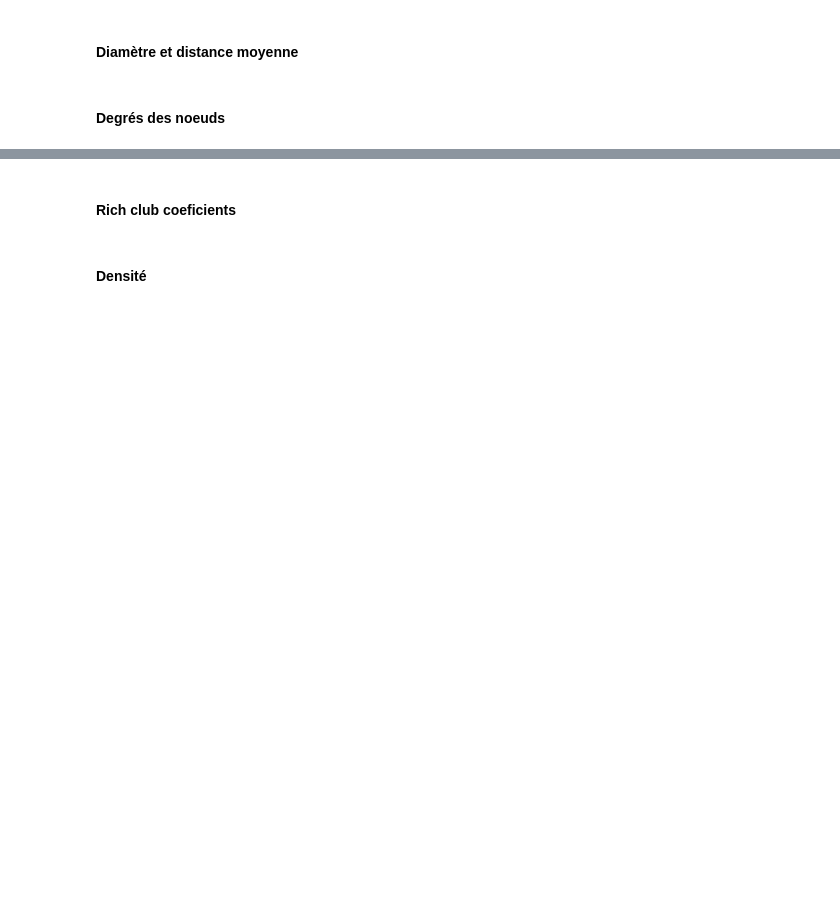
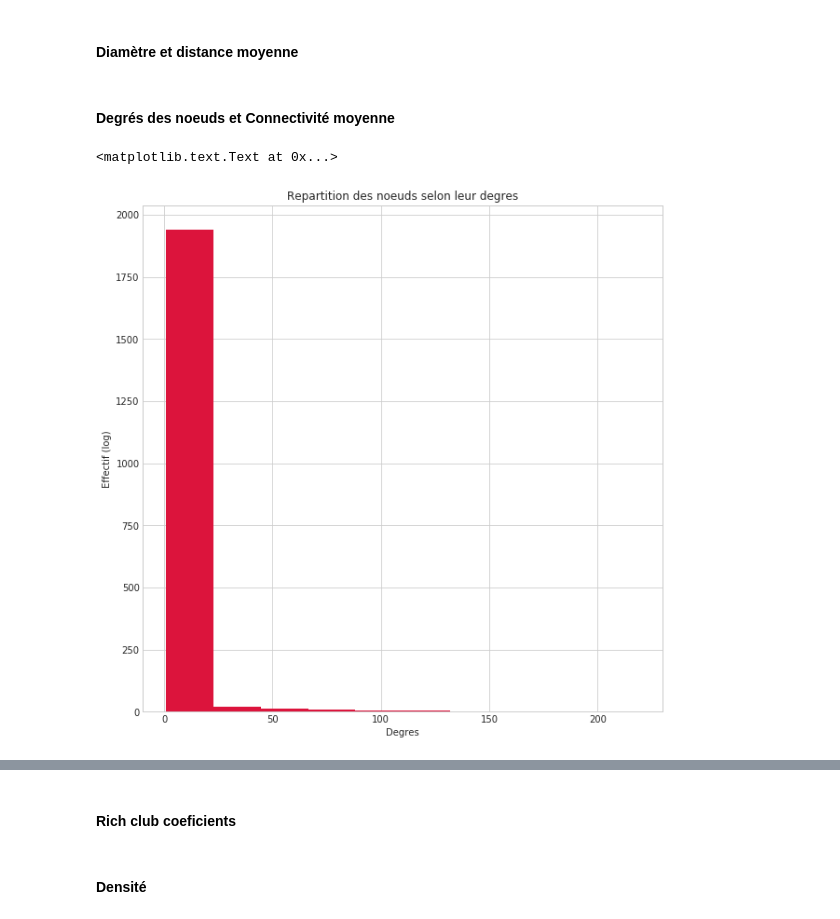
Before and after one commit to Belzenef/TCSP, a Jupyter notebook: Exercice1.ipynb, the cells around one changed output, grey strips where cells are left out. Cells and saved outputs as stored; diff of their text form; code cells hidden in the pictures; blank space fills up the shorter version.

```diff
--- a/Exercice1.ipynb
+++ b/Exercice1.ipynb
@@ -129,2 +151,2 @@ plt.yticks(fontsize=20)
 # %% [markdown]
-#### Degrés des noeuds
+#### Degrés des noeuds et Connectivité moyenne
@@ -135,0 +153,16 @@ for d in Deg:
+# %%
+Deg=nx.degree(G)
+degrees=[]
+nodes=[]
+for d in Deg:
+    degrees.append(d[1])
+    nodes.append(d[0])
+# %%
+plt.figure(figsize=(10,10))
+plt.hist(degrees,color="Crimson")
+plt.xlabel('Degres')
+plt.ylabel('Effectif (log)')
+plt.title('Repartition des noeuds selon leur degres')
+# %% [output]
+<matplotlib.text.Text at 0x...>
+[figure, added]
```
Also changed, not shown: parts of 11 cells of this notebook.
